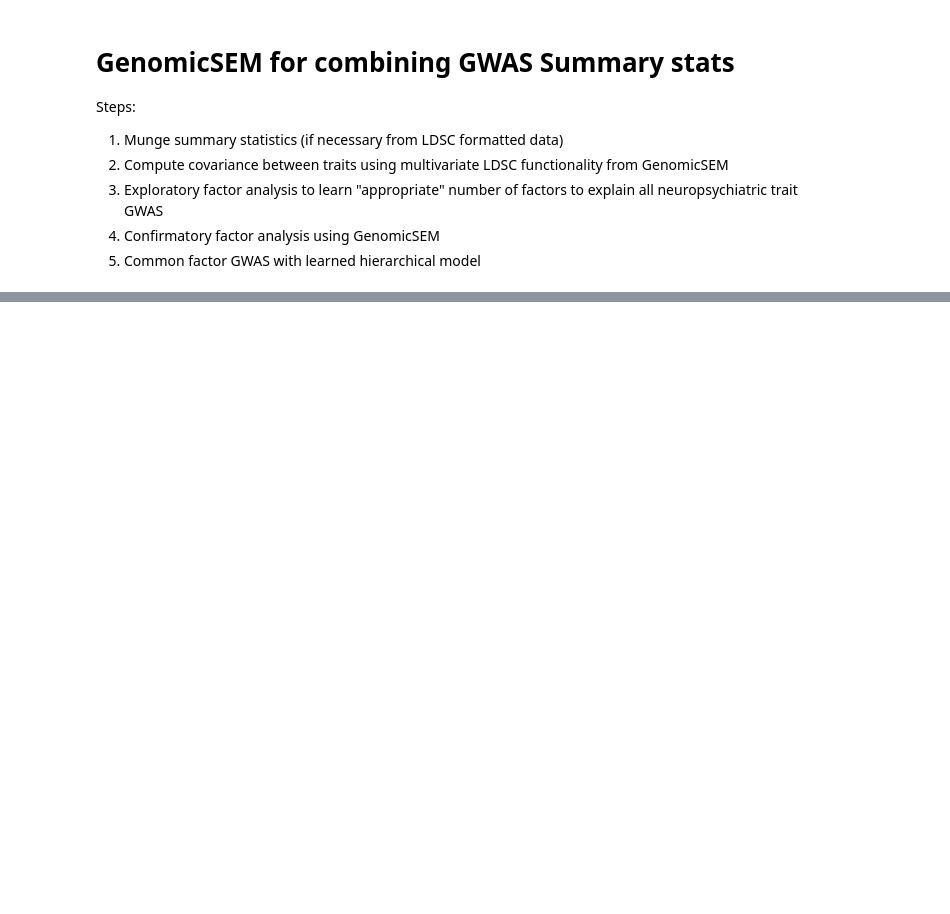
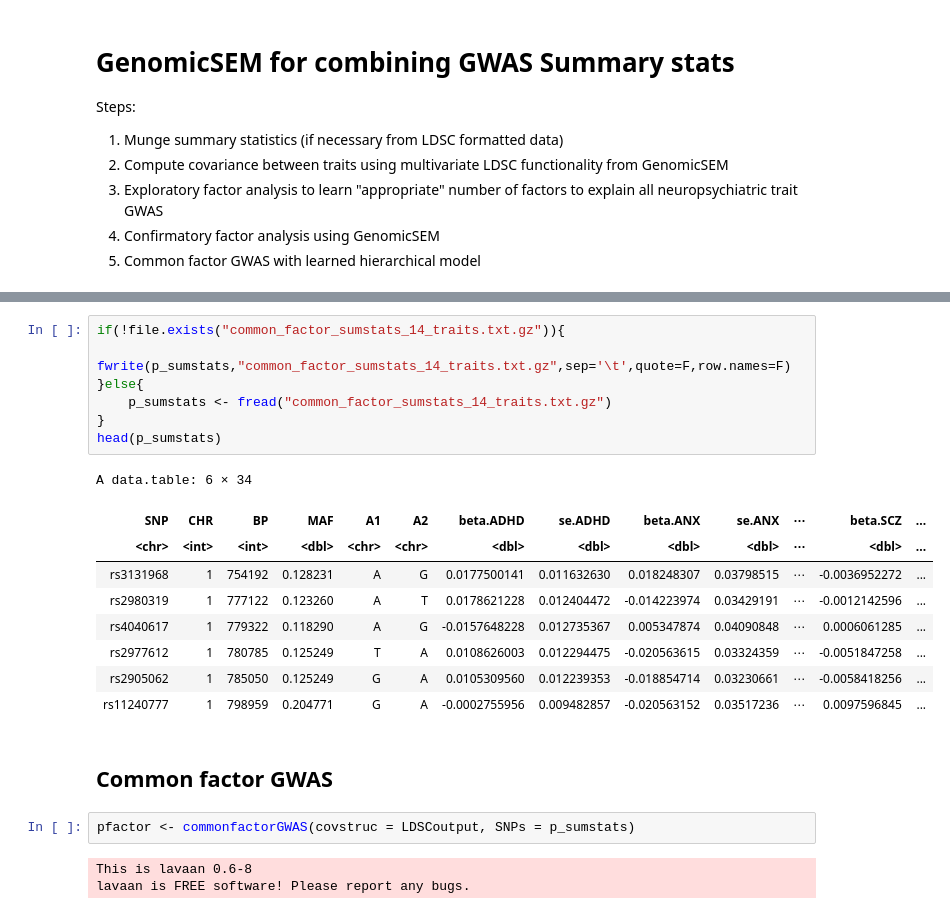
Before and after one commit to wilcas/sex_specific_mQTL, a Jupyter notebook: delahaye_mQTL_analyses/genomic_SEM.ipynb, the cells around one changed output, grey strips where cells are left out. Drawn from its saved outputs; the diff is of its cells as text; blank space fills up the shorter version.

```diff
--- a/delahaye_mQTL_analyses/genomic_SEM.ipynb
+++ b/delahaye_mQTL_analyses/genomic_SEM.ipynb
@@ -55,0 +169,24 @@ trait_names <- c("ADHD", "ANX", "AUDIT","CUD","ASD","OCD","ALC","BIP","MDD","SCZ
+# %%
+if(!file.exists("common_factor_sumstats_14_traits.txt.gz")){
+    fwrite(p_sumstats,"common_factor_sumstats_14_traits.txt.gz",sep='\t',quote=F,row.names=F)
+}else{
+    p_sumstats <- fread("common_factor_sumstats_14_traits.txt.gz")
+}
+head(p_sumstats)
+# %% [output]
+A data.table: 6 × 34
+| SNP | CHR | BP | MAF | A1 | A2 | beta.ADHD | se.ADHD | beta.ANX | se.ANX | ⋯ | beta.SCZ | ... |
+| <chr> | <int> | <int> | <dbl> | <chr> | <chr> | <dbl> | <dbl> | <dbl> | <dbl> | ⋯ | <dbl> | ... |
+| rs3131968 | 1 | 754192 | 0.128231 | A | G | 0.0177500141 | 0.011632630 | 0.018248307 | 0.03798515 | ⋯ | -0.0036952272 | ... |
+| rs2980319 | 1 | 777122 | 0.123260 | A | T | 0.0178621228 | 0.012404472 | -0.014223974 | 0.03429191 | ⋯ | -0.0012142596 | ... |
+| rs4040617 | 1 | 779322 | 0.118290 | A | G | -0.0157648228 | 0.012735367 | 0.005347874 | 0.04090848 | ⋯ | 0.0006061285 | ... |
+| rs2977612 | 1 | 780785 | 0.125249 | T | A | 0.0108626003 | 0.012294475 | -0.020563615 | 0.03324359 | ⋯ | -0.0051847258 | ... |
+| rs2905062 | 1 | 785050 | 0.125249 | G | A | 0.0105309560 | 0.012239353 | -0.018854714 | 0.03230661 | ⋯ | -0.0058418256 | ... |
+| rs11240777 | 1 | 798959 | 0.204771 | G | A | -0.0002755956 | 0.009482857 | -0.020563152 | 0.03517236 | ⋯ | 0.0097596845 | ... |
+# %% [markdown]
+## Common factor GWAS
+# %%
+pfactor <- commonfactorGWAS(covstruc = LDSCoutput, SNPs = p_sumstats)
+# %% [output]
+This is lavaan 0.6-8
+lavaan is FREE software! Please report any bugs.
```
Also changed, not shown: parts of 9 cells of this notebook, 5 other files.
